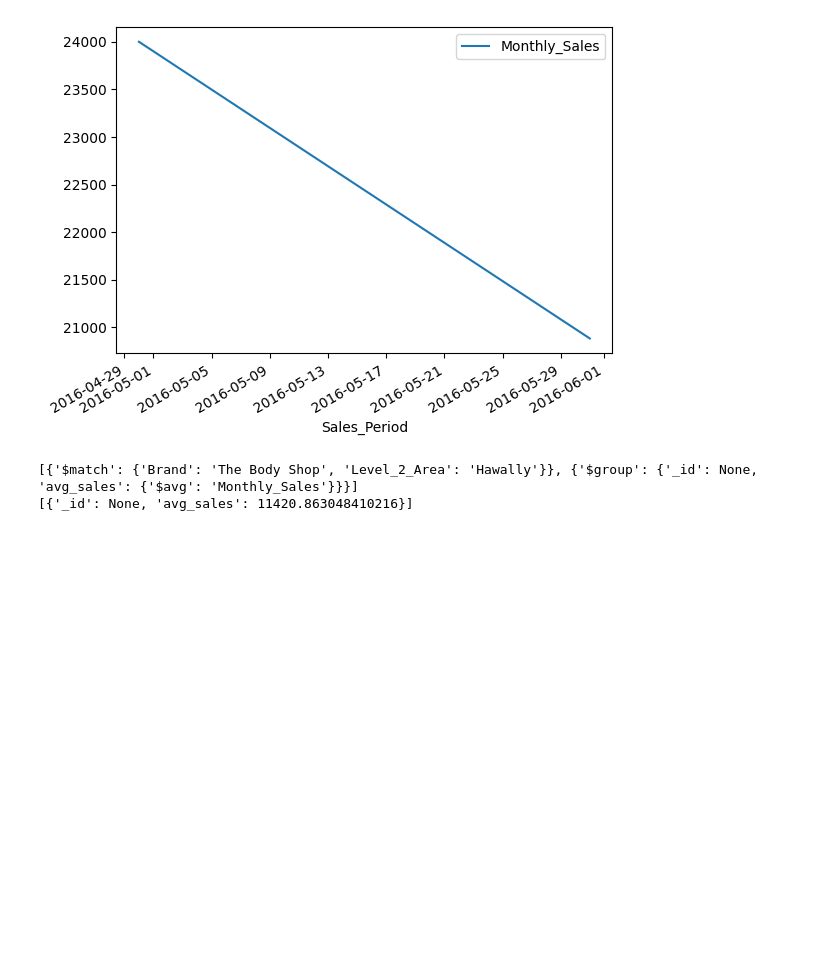
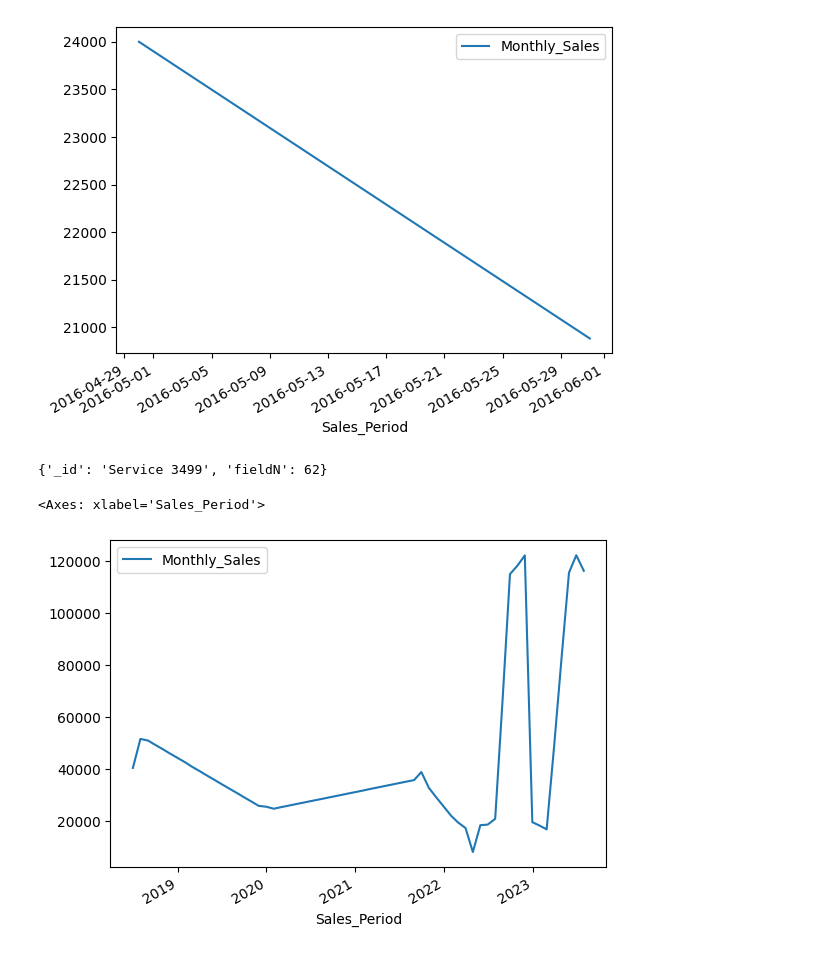
Before and after one commit to MahmoudAlawdh/newSalesGeneration, a Jupyter notebook: main.ipynb, the cells around one changed output. Drawn from its saved outputs; the diff is of its cells as text; code cells hidden in the pictures; blank space fills up the shorter version.

```diff
--- a/main.ipynb
+++ b/main.ipynb
@@ -100,35 +100,19 @@ tmp_df.plot(x='Sales_Period',y='Monthly_Sales')
 3 rows × 46 columns
 <Axes: xlabel='Sales_Period'>
 [figure]
-# %%
-for i in new_sales_collection.find({"Monthly_Sales":None,"Level_1_Area":"Kuwait"}):
-    print([{
-        "$match":{
-            "Brand":i['Brand'],
-            "Level_2_Area":i['Level_2_Area'],
-        },
-    },{
-        "$group":{
-            "_id":None,
-            "avg_sales":{"$avg":"Monthly_Sales"}
-        }
-    }])
-    data = new_sales_collection.aggregate([{
-        "$match":{
-            "Brand":i['Brand'],
-            "Level_2_Area":i['Level_2_Area'],
-            "Monthly_Sales":{"$nin":[None,0]}
-        },
-    },{
-        "$group":{
-            "_id":None,
-            "avg_sales":{"$avg":"$Monthly_Sales"}
-        }
-    }])
-    data = list(data)
-    if data[0]['avg_sales'] == None or data[0]['avg_sales'] == 0:
-        print(i)
-        break
-# %% [output]
-[{'$match': {'Brand': 'The Body Shop', 'Level_2_Area': 'Hawally'}}, {'$group': {'_id': None, 'avg_sales': {'$avg': 'Monthly_Sales'}}}]
-[{'_id': None, 'avg_sales': 11420.863048410216}]
+# %%
+reference_ids = list(new_sales_refenrece_ids_with_sales_count())
+id = random.choice(reference_ids)
+# id = {'_id': 'Foodservice 168429', 'fieldN': 3}
+display(id)
+sales = new_sales_collection.find({"Reference_Full_ID":id['_id']})
+sales = list(sales)
+sales = pd.DataFrame(sales)
+# display(sales[sales['Monthly_Sales'].notna()]['Sales_Period'])
+sales.plot(x='Sales_Period',y='Monthly_Sales')
+# sales['Monthly_Sales'] = sales['Monthly_Sales'].interpolate()
+# sales.plot(x='Sales_Period',y='Monthly_Sales')
+# %% [output]
+{'_id': 'Service 3499', 'fieldN': 62}
+<Axes: xlabel='Sales_Period'>
+[figure, added]
```
Also changed, not shown: parts of 2 cells of this notebook, 9 other files.
